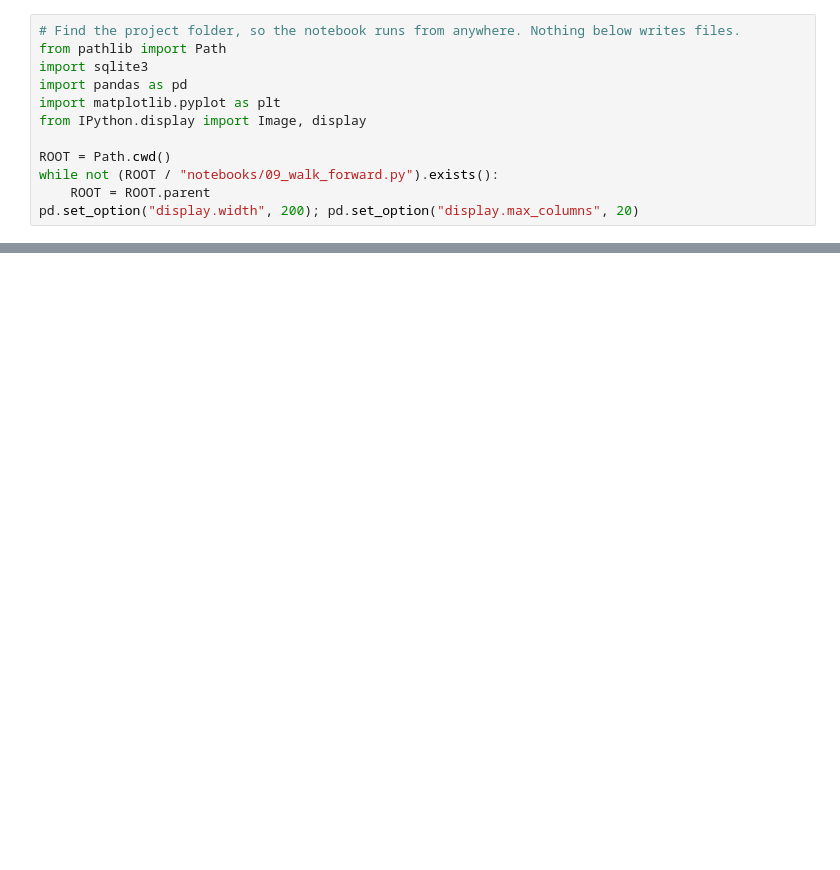
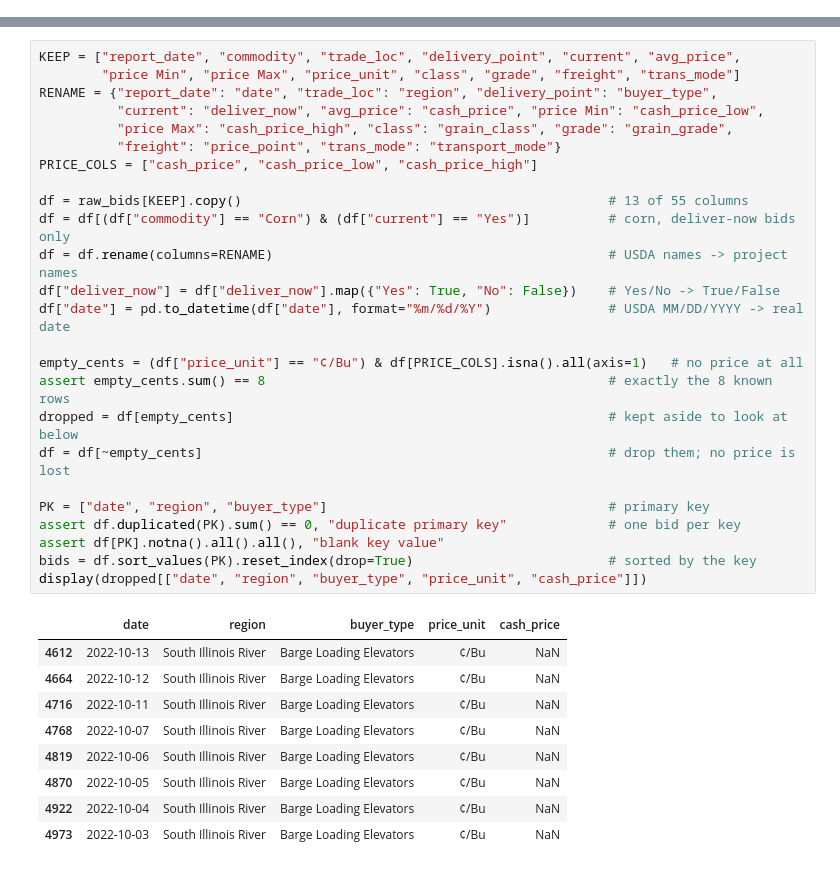
Before and after one commit to Jessie-Ren699/corn-storage-basis, a Jupyter notebook: notebooks/00_walkthrough.ipynb, the cells around one changed output, grey strips where cells are left out. Drawn from its saved outputs; the diff is of its cells as text; blank space fills up the shorter version.

```diff
--- a/notebooks/00_walkthrough.ipynb
+++ b/notebooks/00_walkthrough.ipynb
@@ -35,12 +0,0 @@ There is no separate "bronze" layer: the raw files are kept exactly as received,
-# %%
-# Find the project folder, so the notebook runs from anywhere. Nothing below writes files.
-from pathlib import Path
-import sqlite3
-import pandas as pd
-import matplotlib.pyplot as plt
-from IPython.display import Image, display
-
-ROOT = Path.cwd()
-while not (ROOT / "notebooks/09_walk_forward.py").exists():
-    ROOT = ROOT.parent
-pd.set_option("display.width", 200); pd.set_option("display.max_columns", 20)
@@ -408,0 +125,35 @@ axes[1].set_xlabel("total net gain over 6 test rows (cents/bu)"); plt.tight_layo
+# %%
+KEEP = ["report_date", "commodity", "trade_loc", "delivery_point", "current", "avg_price",
+        "price Min", "price Max", "price_unit", "class", "grade", "freight", "trans_mode"]
+RENAME = {"report_date": "date", "trade_loc": "region", "delivery_point": "buyer_type",
+          "current": "deliver_now", "avg_price": "cash_price", "price Min": "cash_price_low",
+          "price Max": "cash_price_high", "class": "grain_class", "grade": "grain_grade",
+          "freight": "price_point", "trans_mode": "transport_mode"}
+PRICE_COLS = ["cash_price", "cash_price_low", "cash_price_high"]
+
+df = raw_bids[KEEP].copy()                                               # 13 of 55 columns
+df = df[(df["commodity"] == "Corn") & (df["current"] == "Yes")]          # corn, deliver-now bids only
+df = df.rename(columns=RENAME)                                           # USDA names -> project names
+df["deliver_now"] = df["deliver_now"].map({"Yes": True, "No": False})    # Yes/No -> True/False
+df["date"] = pd.to_datetime(df["date"], format="%m/%d/%Y")               # USDA MM/DD/YYYY -> real date
+
+empty_cents = (df["price_unit"] == "¢/Bu") & df[PRICE_COLS].isna().all(axis=1)   # no price at all
+assert empty_cents.sum() == 8                                            # exactly the 8 known rows
+dropped = df[empty_cents]                                                # kept aside to look at below
+df = df[~empty_cents]                                                    # drop them; no price is lost
+
+PK = ["date", "region", "buyer_type"]                                    # primary key
+assert df.duplicated(PK).sum() == 0, "duplicate primary key"             # one bid per key
+assert df[PK].notna().all().all(), "blank key value"
+bids = df.sort_values(PK).reset_index(drop=True)                         # sorted by the key
+display(dropped[["date", "region", "buyer_type", "price_unit", "cash_price"]])
+# %% [output]
+|  | date | region | buyer_type | price_unit | cash_price |
+| 4612 | 2022-10-13 | South Illinois River | Barge Loading Elevators | ¢/Bu | NaN |
+| 4664 | 2022-10-12 | South Illinois River | Barge Loading Elevators | ¢/Bu | NaN |
+| 4716 | 2022-10-11 | South Illinois River | Barge Loading Elevators | ¢/Bu | NaN |
+| 4768 | 2022-10-07 | South Illinois River | Barge Loading Elevators | ¢/Bu | NaN |
+| 4819 | 2022-10-06 | South Illinois River | Barge Loading Elevators | ¢/Bu | NaN |
+| 4870 | 2022-10-05 | South Illinois River | Barge Loading Elevators | ¢/Bu | NaN |
+| 4922 | 2022-10-04 | South Illinois River | Barge Loading Elevators | ¢/Bu | NaN |
+| 4973 | 2022-10-03 | South Illinois River | Barge Loading Elevators | ¢/Bu | NaN |
```
Also changed, not shown: parts of 102 cells of this notebook.
